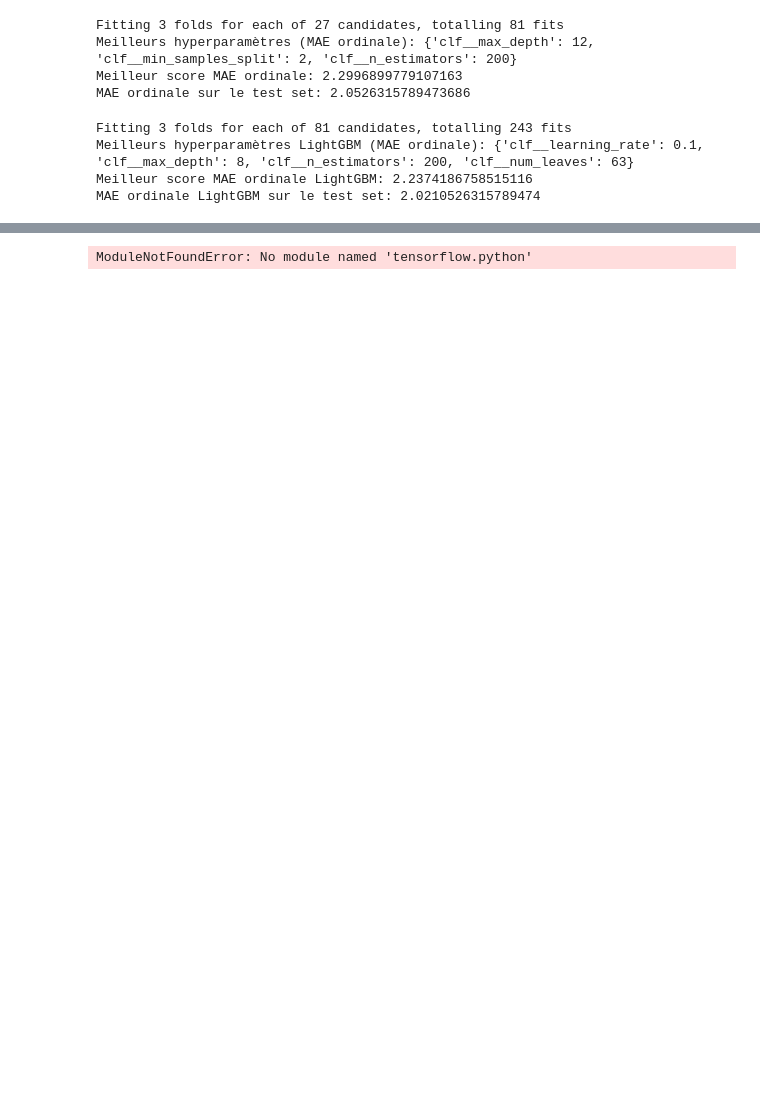
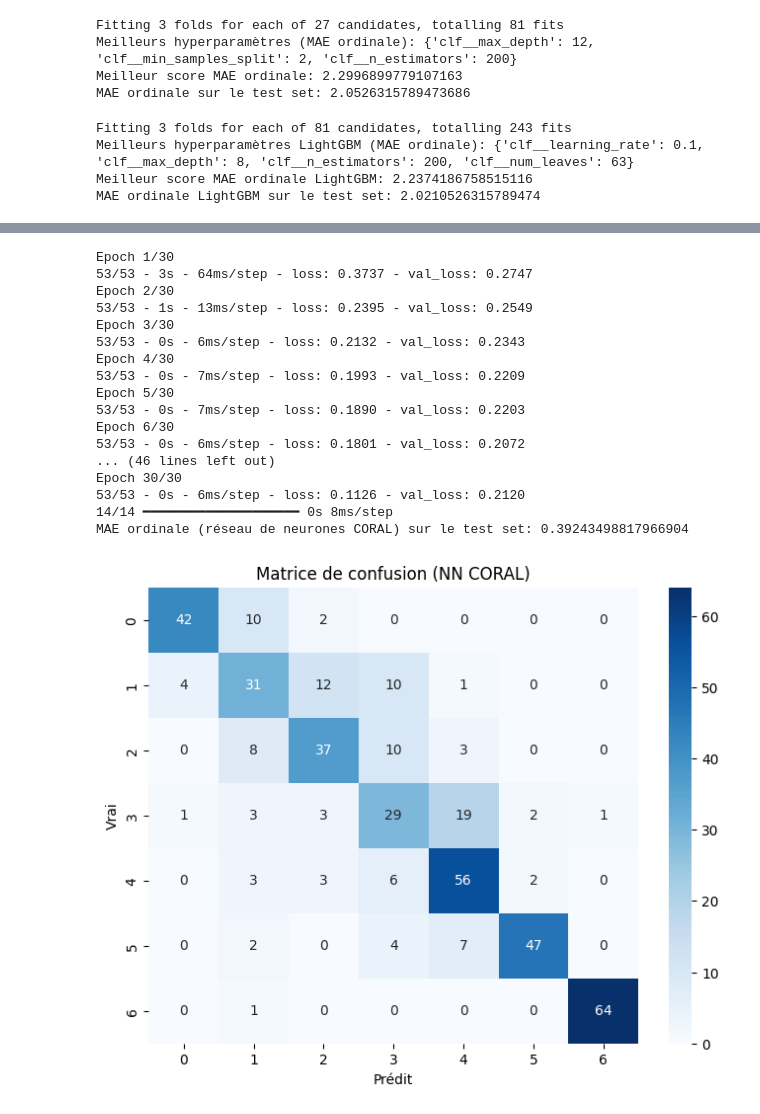
Before and after one commit to edequercize/applied_statistics, a Jupyter notebook: main.ipynb, the cells around one changed output, grey strips where cells are left out. Cells and saved outputs as stored; diff of their text form; code cells hidden in the pictures; blank space fills up the shorter version.

```diff
--- a/main.ipynb
+++ b/main.ipynb
@@ -419,12 +476,13 @@ import tensorflow as tf
 from tensorflow import keras
 from tensorflow.keras import layers
 
-from sklearn.base import BaseEstimator, TransformerMixin
 
-# Encodage ordinal de la target en format CORAL (K > 2 classes => K-1 sorties binaires)
-def coral_encode(y, n_classes):
-    # y: array of class indices (0 ... n_classes-1)
-    # returns: (n_samples, n_classes-1) binary matrix
+# Encodage ordinal de la target en format CORAL
+def coral_encode(y, n_classes = 7):
+    """
+    y: array of class indices (0 ... n_classes-1)
+    returns: (n_samples, n_classes-1) binary matrix
+    """
     y = np.asarray(y)
     return np.greater_equal.outer(y, np.arange(1, n_classes)).astype('float32')
 
@@ -435,52 +493,70 @@ y_test_ord = y_test.map(ordinal_mapping)
 Y_train_coral = coral_encode(y_train_ord, n_classes)
 Y_test_coral = coral_encode(y_test_ord, n_classes)
 
-# Utilisation du même préprocessing déjà entraîné
 X_train_prep = preproc.transform(X_train)
 X_test_prep = preproc.transform(X_test)
 
 # Construction du modèle Keras
 inputs = keras.Input(shape=(X_train_prep.shape[1],))
-x = layers.Dense(64, activation='relu')(inputs)
-x = layers.Dropout(0.2)(x)
+x = layers.Dense(64, activation='relu')(inputs) # La fonction d’activation ReLU est largement utilisée pour les couches cachées car elle accélère et stabilise l’apprentissage.
+x = layers.Dropout(0.2)(x) # Un dropout de 20 % aide à limiter l’overfitting en désactivant aléatoirement des neurones pendant l’entraînement.
 x = layers.Dense(32, activation='relu')(x)
-outputs = layers.Dense(n_classes-1, activation='sigmoid')(x)
+
+# 64 et 32 neurones sont des tailles standards pour commencer, offrant un bon compromis entre capacité d'apprentissage et risque de surapprentissage.
+outputs = layers.Dense(n_classes-1, activation='sigmoid')(x) # La sortie CORAL nécessite une couche de sortie de taille K-1 (ici 6)
 model = keras.Model(inputs, outputs)
 
 model.compile(
     optimizer=keras.optimizers.Adam(learning_rate=0.01),
-    loss='binary_crossentropy',
+    loss='binary_crossentropy', # La perte binaire est adaptée car chaque sortie est traitée comme une classification binaire (seuil franchi ou non).
     metrics=[]
 )
 
 # Entraînement
 history = model.fit(
     X_train_prep, Y_train_coral,
     validation_data=(X_test_prep, Y_test_coral),
     epochs=30,
     batch_size=32,
     verbose=2
 )
 
 # Prédiction : conversion des sorties CORAL en classes
 proba = model.predict(X_test_prep)
 # Pour chaque échantillon, la classe prédite est le nombre de sorties > 0.5
 pred_ord = (proba > 0.5).sum(axis=1)
 
 # MAE ordinale
 mae_nn = np.abs(pred_ord - y_test_ord.values).mean()
 print('MAE ordinale (réseau de neurones CORAL) sur le test set:', mae_nn)
 
 # Matrice de confusion
 from sklearn.metrics import confusion_matrix
 cm_nn = confusion_matrix(y_test_ord, pred_ord)
 import seaborn as sns
 import matplotlib.pyplot as plt
 plt.figure(figsize=(8,6))
 sns.heatmap(cm_nn, annot=True, fmt='d', cmap='Blues')
 plt.title('Matrice de confusion (NN CORAL)')
 plt.xlabel('Prédit')
 plt.ylabel('Vrai')
 plt.show()
 # %% [output]
-ModuleNotFoundError: No module named 'tensorflow.python'
+Epoch 1/30
+53/53 - 3s - 64ms/step - loss: 0.3737 - val_loss: 0.2747
+Epoch 2/30
+53/53 - 1s - 13ms/step - loss: 0.2395 - val_loss: 0.2549
+Epoch 3/30
+53/53 - 0s - 6ms/step - loss: 0.2132 - val_loss: 0.2343
+Epoch 4/30
+53/53 - 0s - 7ms/step - loss: 0.1993 - val_loss: 0.2209
+Epoch 5/30
+53/53 - 0s - 7ms/step - loss: 0.1890 - val_loss: 0.2203
+Epoch 6/30
+53/53 - 0s - 6ms/step - loss: 0.1801 - val_loss: 0.2072
+... (46 lines left out)
+Epoch 30/30
+53/53 - 0s - 6ms/step - loss: 0.1126 - val_loss: 0.2120
+14/14 ━━━━━━━━━━━━━━━━━━━━ 0s 8ms/step
+MAE ordinale (réseau de neurones CORAL) sur le test set: 0.39243498817966904
+[figure, added]
```
Also changed, not shown: parts of 8 cells of this notebook.
